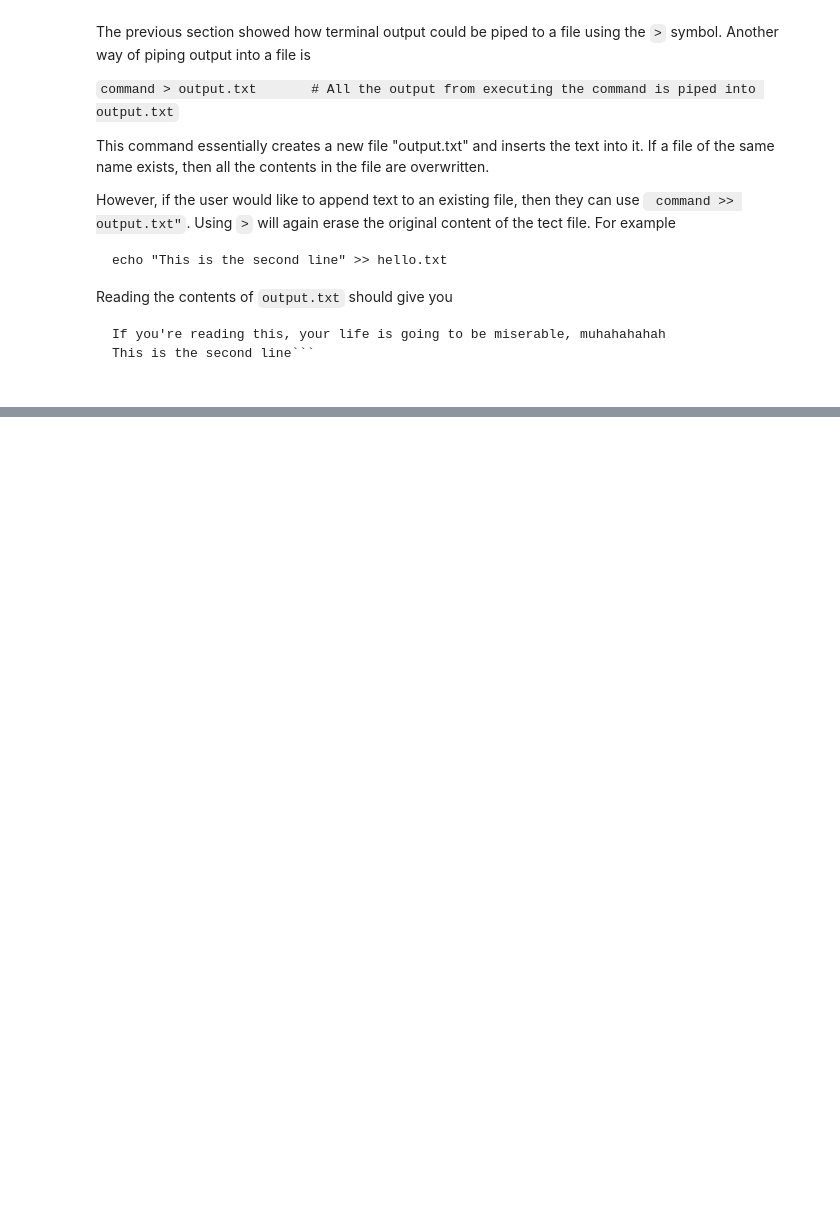
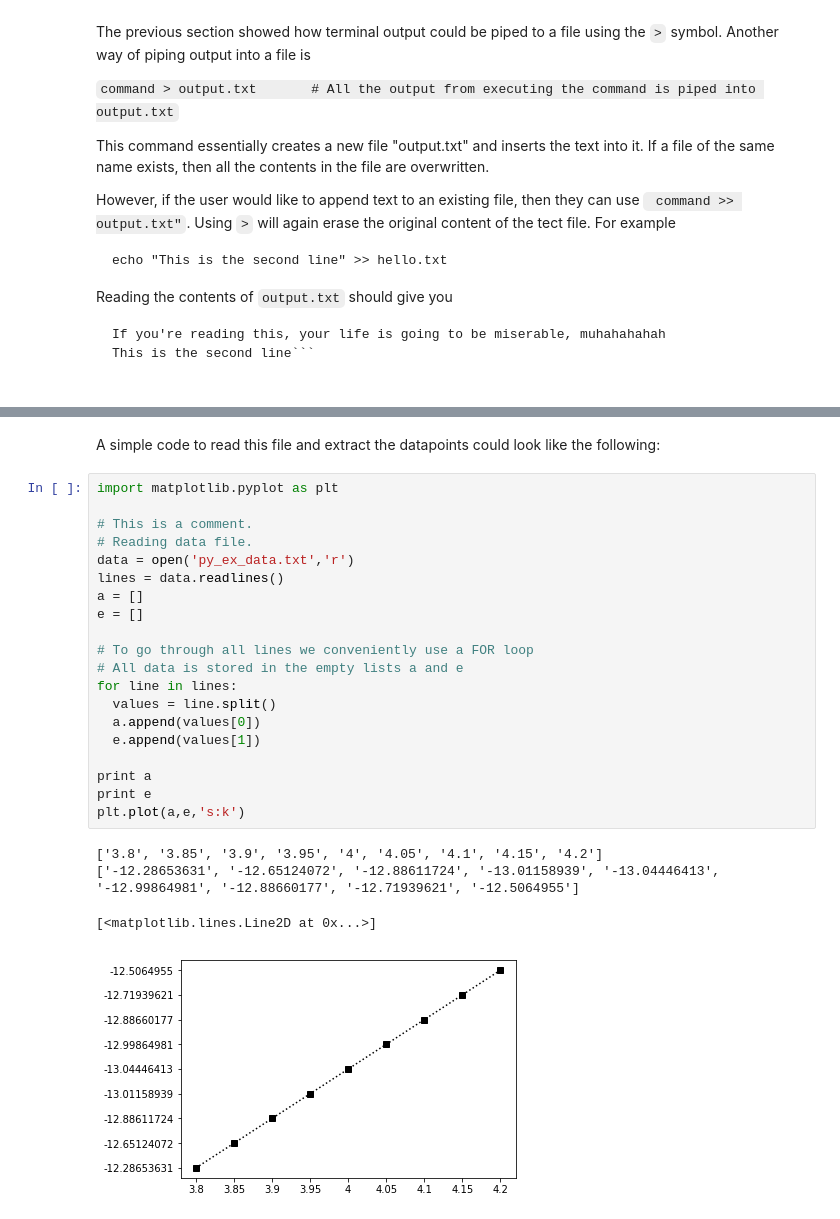
Before and after one commit to harithirumalai/group-handbook, a Jupyter notebook: tutorial.ipynb, the cells around one changed output, grey strips where cells are left out. Saved outputs shown, nothing was run; the diff lists cells and outputs as text; blank space fills up the shorter version.

```diff
--- a/tutorial.ipynb
+++ b/tutorial.ipynb
@@ -1131,0 +590,27 @@ f.close()
+# %% [markdown]
+A simple code to read this file and extract the datapoints could look like the following:
+# %%
+import matplotlib.pyplot as plt
+
+# This is a comment.
+# Reading data file.
+data = open('py_ex_data.txt','r')
+lines = data.readlines()
+a = []
+e = []
+
+# To go through all lines we conveniently use a FOR loop
+# All data is stored in the empty lists a and e
+for line in lines:
+  values = line.split()
+  a.append(values[0])
+  e.append(values[1])
+
+print a
+print e
+plt.plot(a,e,'s:k')
+# %% [output]
+['3.8', '3.85', '3.9', '3.95', '4', '4.05', '4.1', '4.15', '4.2']
+['-12.28653631', '-12.65124072', '-12.88611724', '-13.01158939', '-13.04446413', '-12.99864981', '-12.88660177', '-12.71939621', '-12.5064955']
+[<matplotlib.lines.Line2D at 0x...>]
+[figure, added]
```
Also changed, not shown: parts of 49 cells of this notebook, 58 other files.
